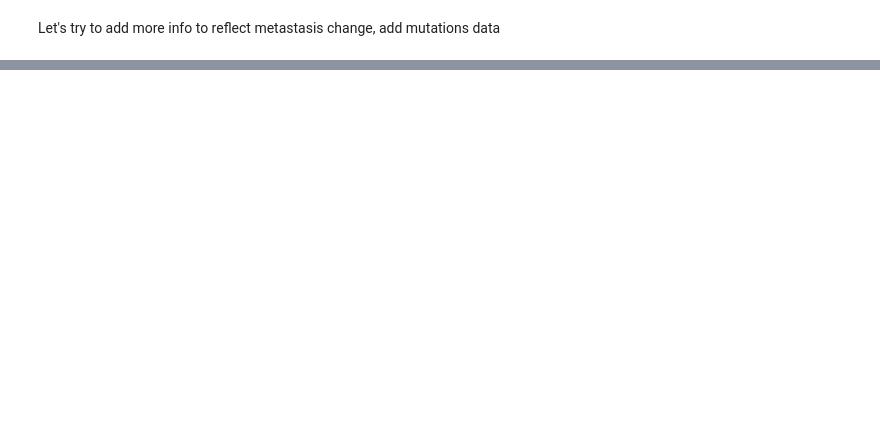
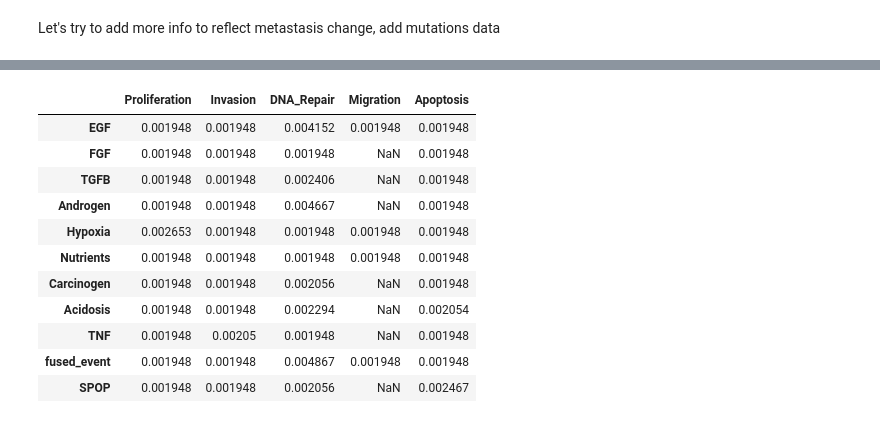
Before and after one commit to romane-gauthierj/Attractor-Resistance, a Jupyter notebook: pipeline_validation_prostate.ipynb, the cells around one changed output, grey strips where cells are left out. Cells and saved outputs as stored; diff of their text form; code cells hidden in the pictures; blank space fills up the shorter version.

Commit message:
changed montagud nodes with gene names and finished validation with prostate data pipeline

```diff
--- a/pipeline_validation_prostate.ipynb
+++ b/pipeline_validation_prostate.ipynb
@@ -418,0 +597,22 @@ print(significant_results)
+# %%
+from statsmodels.stats.multitest import multipletests
+
+# Flatten p-values to a 1D array, ignoring None or NaNs
+pvals = kruskal_results.values.flatten()
+pvals = [p for p in pvals if p is not None]
+
+# Adjust using BH method
+_, pvals_adj, _, _ = multipletests(pvals, alpha=0.05, method='fdr_bh')
+
+# Now, you need to put adjusted p-values back into the DataFrame shape
+# Create a copy to fill
+adjusted_df = kruskal_results.copy()
+
+# Fill adjusted p-values sequentially where there was a non-None p-value
+idx = 0
+for i in adjusted_df.index:
+    for j in adjusted_df.columns:
+        if adjusted_df.at[i, j] is not None:
+            adjusted_df.at[i, j] = pvals_adj[idx]
+            idx += 1
+print(adjusted_df)
@@ -418,0 +632,18 @@ print(significant_results)
+# %%
+# keep only the significant results
+significant_df = adjusted_df.copy()
+significant_df[significant_df >= 0.05] = np.nan
+significant_df
+# %% [output]
+|  | Proliferation | Invasion | DNA_Repair | Migration | Apoptosis |
+| EGF | 0.001948 | 0.001948 | 0.004152 | 0.001948 | 0.001948 |
+| FGF | 0.001948 | 0.001948 | 0.001948 | NaN | 0.001948 |
+| TGFB | 0.001948 | 0.001948 | 0.002406 | NaN | 0.001948 |
+| Androgen | 0.001948 | 0.001948 | 0.004667 | NaN | 0.001948 |
+| Hypoxia | 0.002653 | 0.001948 | 0.001948 | 0.001948 | 0.001948 |
+| Nutrients | 0.001948 | 0.001948 | 0.001948 | 0.001948 | 0.001948 |
+| Carcinogen | 0.001948 | 0.001948 | 0.002056 | NaN | 0.001948 |
+| Acidosis | 0.001948 | 0.001948 | 0.002294 | NaN | 0.002054 |
+| TNF | 0.001948 | 0.00205 | 0.001948 | NaN | 0.001948 |
+| fused_event | 0.001948 | 0.001948 | 0.004867 | 0.001948 | 0.001948 |
+| SPOP | 0.001948 | 0.001948 | 0.002056 | NaN | 0.002467 |
```
Also changed, not shown: parts of 23 cells of this notebook, 2 other files.
